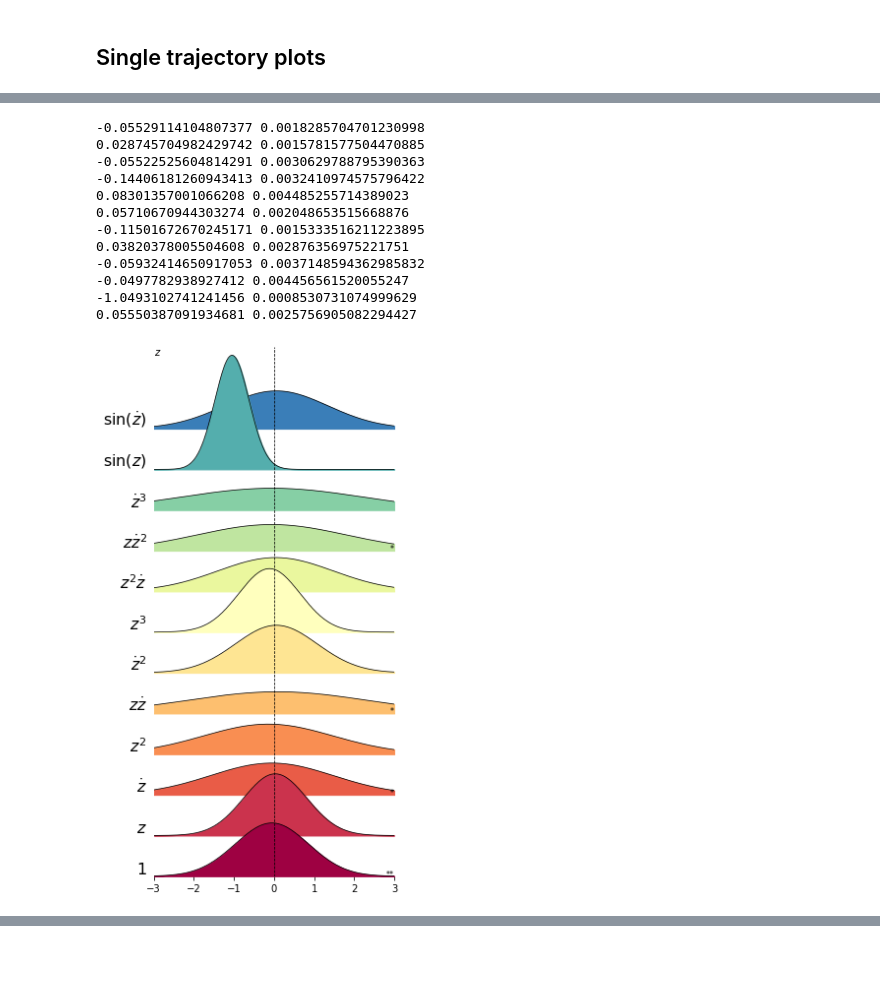
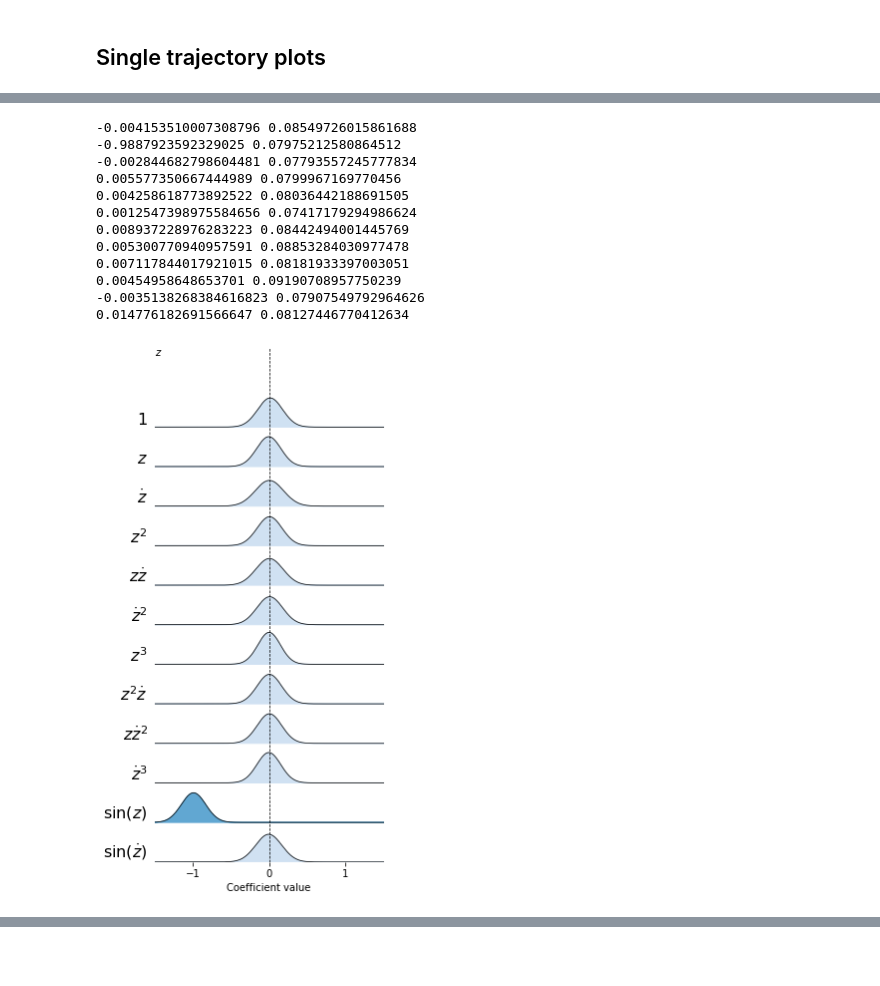
Before and after one commit to gaoliyao/BayesianSindyAutoencoder, a Jupyter notebook: exmaples/pendulum/UQ_plots.ipynb, the cells around one changed output, grey strips where cells are left out. Drawn from its saved outputs; the diff is of its cells as text; code cells hidden in the pictures.

```diff
--- a/exmaples/pendulum/UQ_plots.ipynb
+++ b/exmaples/pendulum/UQ_plots.ipynb
@@ -97,5 +97,5 @@ array([[-0.01043323],
 # %%
-arr = np.load("save_refinement_7.npy")
+arr = np.load("save_refinement_23.npy")
 arr_truncate = arr[1:-9]
 arr_mean = np.mean(arr_truncate, axis=0)
 arr_std = np.std(arr_truncate, axis=0)
@@ -150,19 +150,19 @@ import matplotlib.pyplot as plt
 
 library_names = [r"$1$", r"$z$", r"$\dot{z}$", r"$z^2$", r"$z\dot{z}$", r"$\dot{z}^2$",
                 r"$z^3$",r"$z^2\dot{z}$",r"$z\dot{z}^2$",r"$\dot{z}^3$",r"$\sin(z)$",r"$\sin(\dot{z})$",]
-
+library_names.reverse()
 def curve(arr):
     n = 1
     center = np.mean(arr)
     scale = np.std(arr)
     print(center, scale)
-    scale *= 500
+    scale *= 2.0
     X = np.zeros(500)
     x = np.linspace(-3, 3, len(X))
     X = 1.0/(scale*np.sqrt(2*np.pi)) * np.exp(-0.5 * ((x - center) / scale)**2)
-    return X
+    return X/10.0
 
-cmap = mpl.cm.get_cmap("Spectral")
+cmap = mpl.cm.get_cmap("Blues")
 fig = plt.figure(figsize=(8, 8))
 arr_truncate = arr_truncate.reshape((100, 12))
 
@@ -170,72 +170,56 @@ ax = None
 for n in range(1):
     ax = plt.subplot(1, 2, n + 1, frameon=False, sharex=ax)
     for i in range(len(arr_mean)):
-        Y = curve(arr_truncate[:,i])
+        Y = curve(arr_truncate[:,11-i])
 #         hist, bin_edges = np.histogram(arr_truncate[:,i], density=True)
 #         Y = hist/len(arr_truncate[:,i])
         X = np.linspace(-3, 3, len(Y))
         ax.plot(X, 3 * Y + i, color="k", linewidth=0.75, zorder=100 - i)
-        color = cmap(i / len(arr_mean))
+        color = cmap(abs(arr_mean[11-i]) / 3.0 + 0.2)
         ax.fill_between(X, 3 * Y + i, i, color=color, zorder=100 - i)
 
-        # Some random text on the right of the curve
-        v = np.random.uniform(0, 1)
-        if v < 0.4:
-            text = "*"
-            if v < 0.05:
-                text = "***"
-            elif v < 0.2:
-                text = "**"
-            ax.text(
-                3.0,
-                i,
-                text,
-                ha="right",
-                va="baseline",
-                size=8,
-                transform=ax.transData,
-                zorder=300,
-            )
-
     ax.yaxis.set_tick_params(tick1On=False)
-    ax.set_xlim(-3, 3)
+    ax.set_xlim(-1.5, 1.5)
     ax.set_ylim(3, 13)
     ax.axvline(0.0, ls="--", lw=0.75, color="black", zorder=250)
     ax.text(
         0.0,
         1.0,
         r"$z$",
         ha="left",
         va="top",
         weight="bold",
         transform=ax.transAxes,
     )
 
     if n == 0:
         ax.yaxis.set_tick_params(labelleft=True)
         ax.set_yticks(np.arange(len(arr_mean)))
 #         ax.set_yticklabels(["Serie %d" % i for i in range(1, len(arr_mean)+1)])
         ax.set_yticklabels(library_names)
         for tick in ax.yaxis.get_major_ticks():
             tick.label.set_fontsize(16)
             tick.label.set_verticalalignment("bottom")
     else:
         ax.yaxis.set_tick_params(labelleft=False)
 
-
+plt.rcParams.update({'font.size': 20})
+# cax = plt.axes([0.85, 0.1, 0.075, 0.8])
+# plt.colorbar(fig, cax=cax)
 plt.tight_layout()
+plt.xlabel('Coefficient value')
 plt.show()
 # %% [output]
--0.05529114104807377 0.0018285704701230998
-0.028745704982429742 0.0015781577504470885
--0.05522525604814291 0.0030629788795390363
--0.14406181260943413 0.0032410974575796422
-0.08301357001066208 0.004485255714389023
-0.05710670944303274 0.002048653515668876
--0.11501672670245171 0.0015333516211223895
-0.03820378005504608 0.002876356975221751
--0.05932414650917053 0.0037148594362985832
--0.0497782938927412 0.004456561520055247
--1.0493102741241456 0.0008530731074999629
-0.05550387091934681 0.0025756905082294427
+-0.004153510007308796 0.08549726015861688
+-0.9887923592329025 0.07975212580864512
+-0.002844682798604481 0.07793557245777834
+0.005577350667444989 0.0799967169770456
+0.004258618773892522 0.08036442188691505
+0.0012547398975584656 0.07417179294986624
+0.008937228976283223 0.08442494001445769
+0.005300770940957591 0.08853284030977478
+0.007117844017921015 0.08181933397003051
+0.00454958648653701 0.09190708957750239
+-0.0035138268384616823 0.07907549792964626
+0.014776182691566647 0.08127446770412634
-[figure, old version]
+[figure, new version]
```
Also changed, not shown: parts of 31 cells of this notebook, 9 other files.
